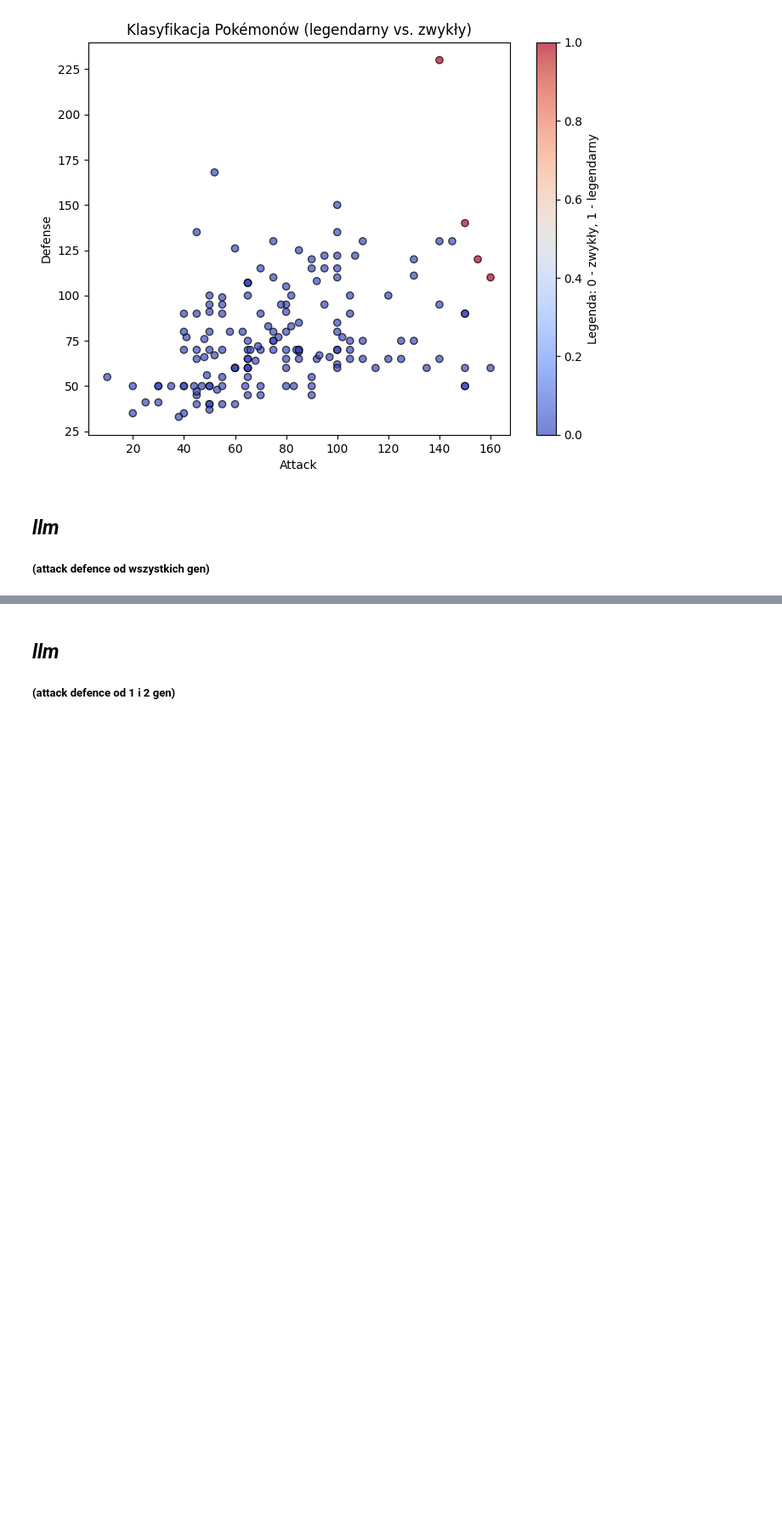
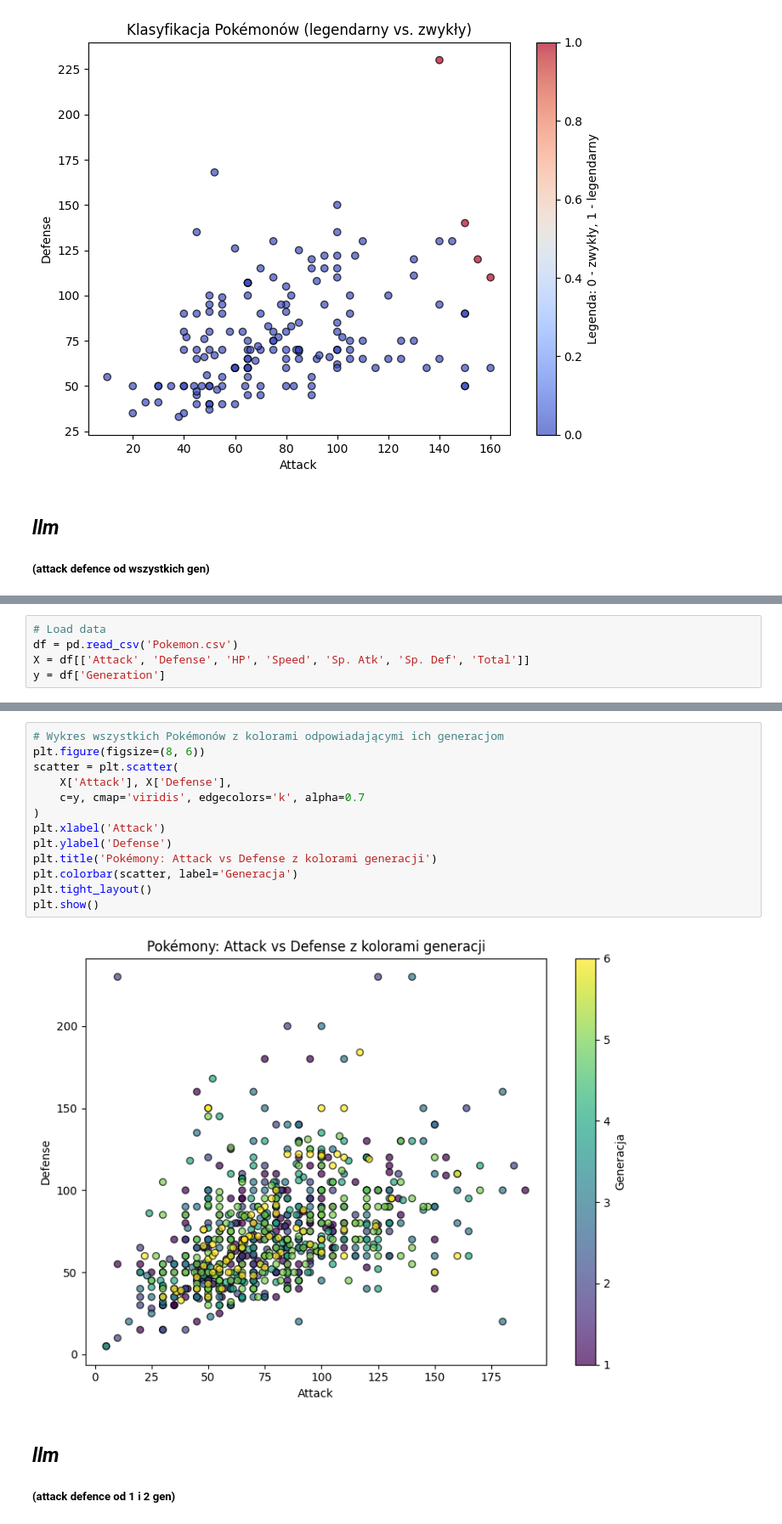
Before and after one commit to tak-creator/giganci, a Jupyter notebook: pandas_pokemon.ipynb, the cells around one changed output, grey strips where cells are left out. Shown at 85% size. Cells and saved outputs as stored; diff of their text form; blank space fills up the shorter version.

```diff
--- a/pandas_pokemon.ipynb
+++ b/pandas_pokemon.ipynb
@@ -318,0 +313,5 @@ Y = dataframe['Generation']
+# %%
+# Load data
+df = pd.read_csv('Pokemon.csv')
+X = df[['Attack', 'Defense', 'HP', 'Speed', 'Sp. Atk', 'Sp. Def', 'Total']]
+y = df['Generation']
@@ -389,3 +401,18 @@ Mean CV Accuracy: 0.2350 ± 0.0434
+# %%
+# Wykres wszystkich Pokémonów z kolorami odpowiadającymi ich generacjom
+plt.figure(figsize=(8, 6))
+scatter = plt.scatter(
+    X['Attack'], X['Defense'],
+    c=y, cmap='viridis', edgecolors='k', alpha=0.7
+)
+plt.xlabel('Attack')
+plt.ylabel('Defense')
+plt.title('Pokémony: Attack vs Defense z kolorami generacji')
+plt.colorbar(scatter, label='Generacja')
+plt.tight_layout()
+plt.show()
+# %% [output]
+[figure, added]
 # %% [markdown]
 ## ***llm***
 ##### (attack defence od 1 i 2 gen)
```
Also changed, not shown: parts of 14 cells of this notebook.
